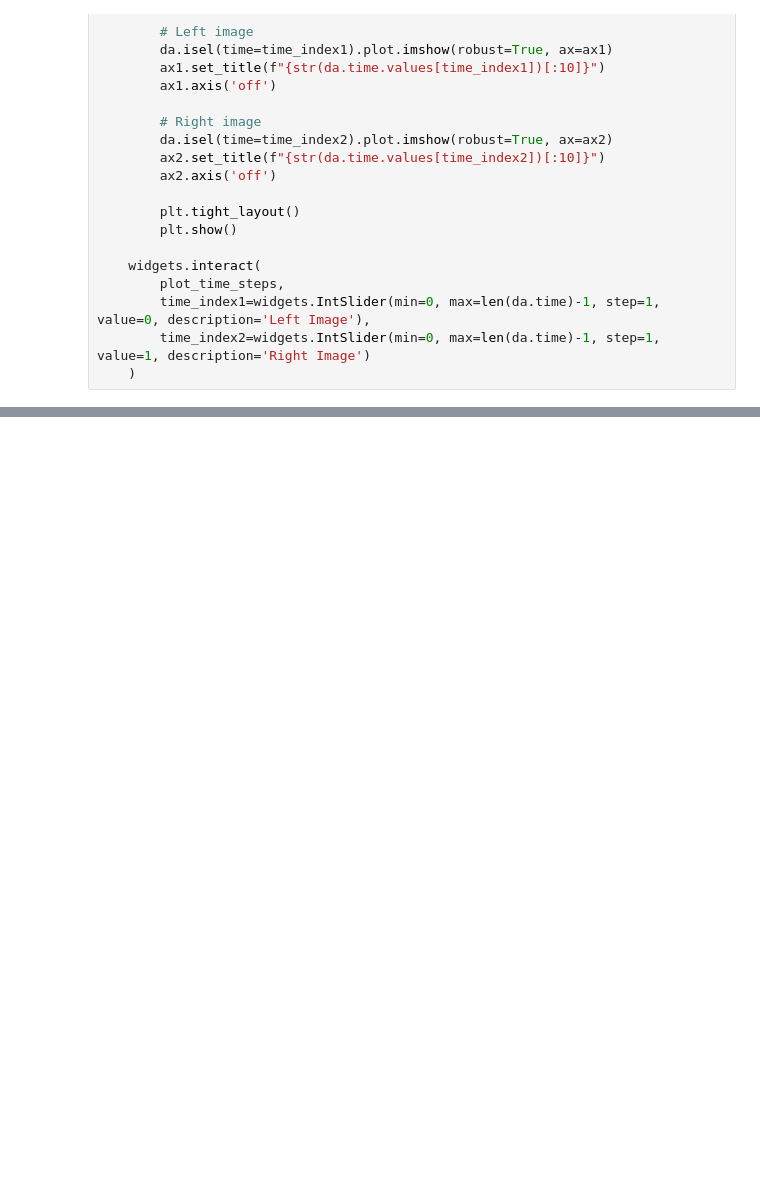
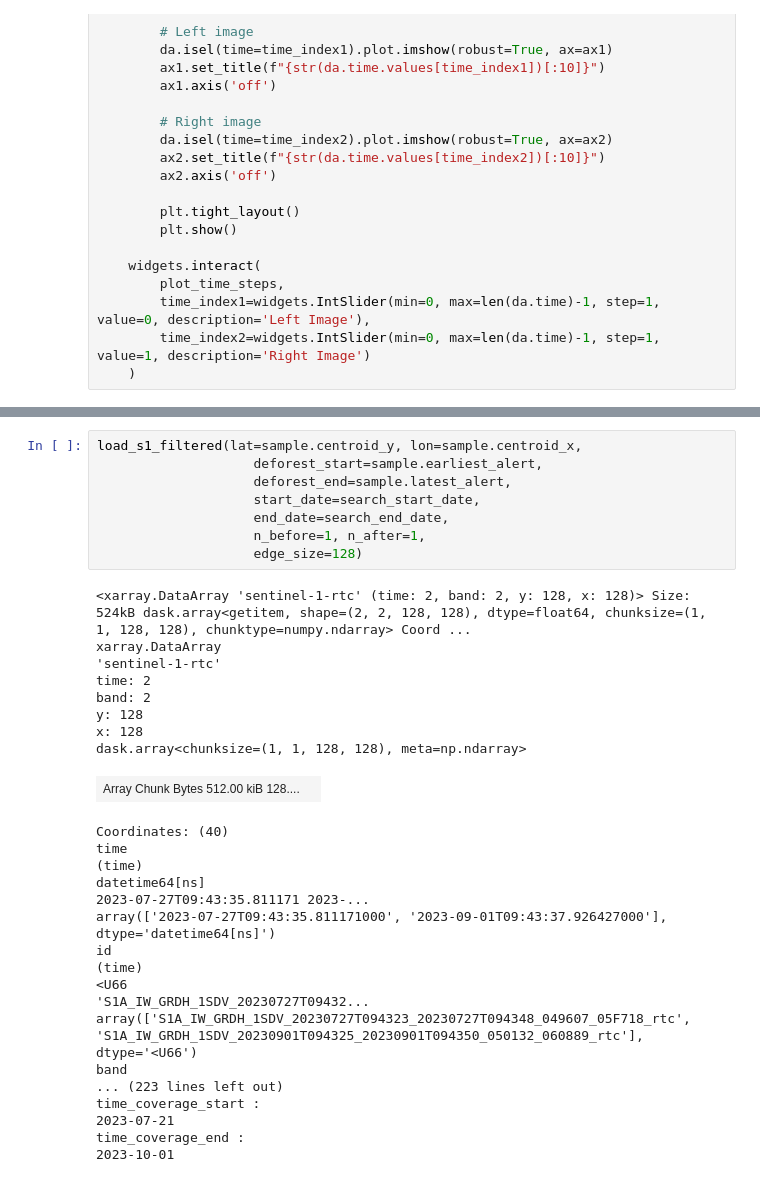
Before and after one commit to luismaecker/burned_embedder, a Jupyter notebook: notebooks/01_data_vis.ipynb, the cells around one changed output, grey strips where cells are left out. Cells and saved outputs as stored; diff of their text form; blank space fills up the shorter version.

```diff
--- a/notebooks/01_data_vis.ipynb
+++ b/notebooks/01_data_vis.ipynb
@@ -56,2 +75,37 @@ deforest_df
+# %%
+load_s1_filtered(lat=sample.centroid_y, lon=sample.centroid_x,
+                    deforest_start=sample.earliest_alert,
+                    deforest_end=sample.latest_alert,
+                    start_date=search_start_date,
+                    end_date=search_end_date,
+                    n_before=1, n_after=1,
+                    edge_size=128)
+# %% [output]
+<xarray.DataArray 'sentinel-1-rtc' (time: 2, band: 2, y: 128, x: 128)> Size: 524kB dask.array<getitem, shape=(2, 2, 128, 128), dtype=float64, chunksize=(1, 1, 128, 128), chunktype=numpy.ndarray> Coord ...
+xarray.DataArray
+'sentinel-1-rtc'
+time: 2
+band: 2
+y: 128
+x: 128
+dask.array<chunksize=(1, 1, 128, 128), meta=np.ndarray>
+| Array Chunk Bytes 512.00 kiB 128.... |  |
+Coordinates: (40)
+time
+(time)
+datetime64[ns]
+2023-07-27T09:43:35.811171 2023-...
+array(['2023-07-27T09:43:35.811171000', '2023-09-01T09:43:37.926427000'], dtype='datetime64[ns]')
+id
+(time)
+<U66
+'S1A_IW_GRDH_1SDV_20230727T09432...
+array(['S1A_IW_GRDH_1SDV_20230727T094323_20230727T094348_049607_05F718_rtc', 'S1A_IW_GRDH_1SDV_20230901T094325_20230901T094350_050132_060889_rtc'], dtype='<U66')
+band
+... (223 lines left out)
+time_coverage_start :
+2023-07-21
+time_coverage_end :
+2023-10-01
 # %%
 
```
Also changed, not shown: parts of 5 cells of this notebook, 15 other files.
